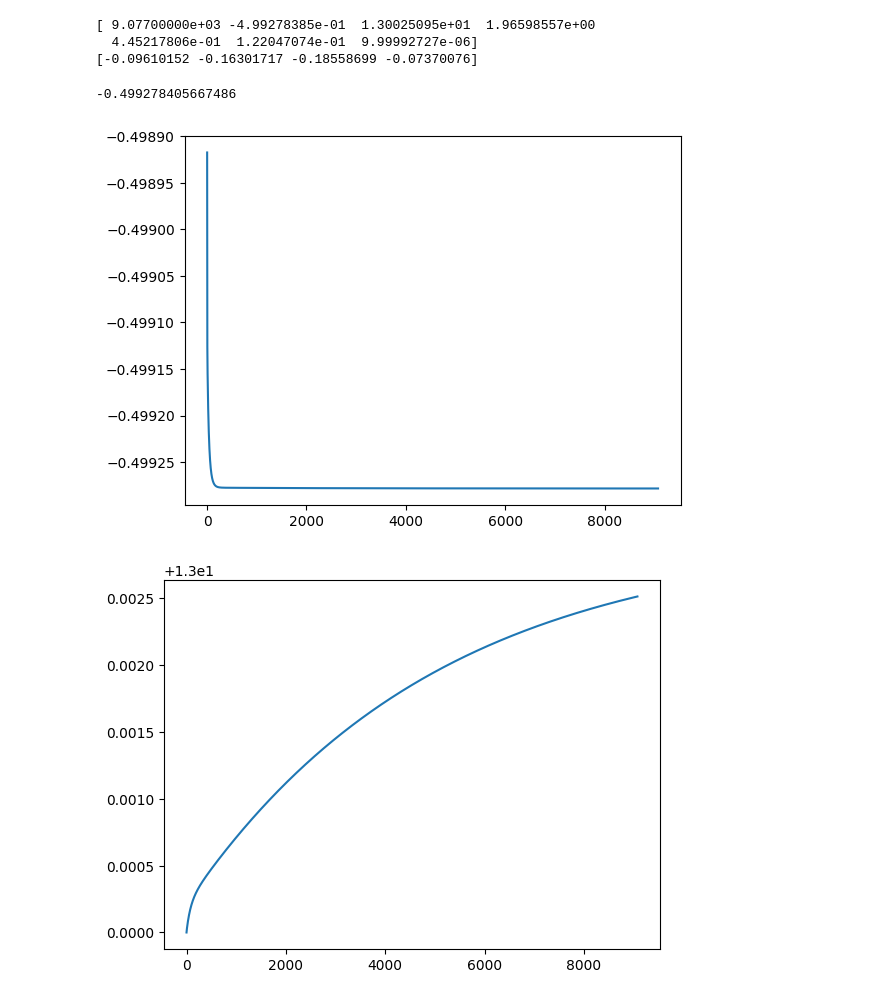
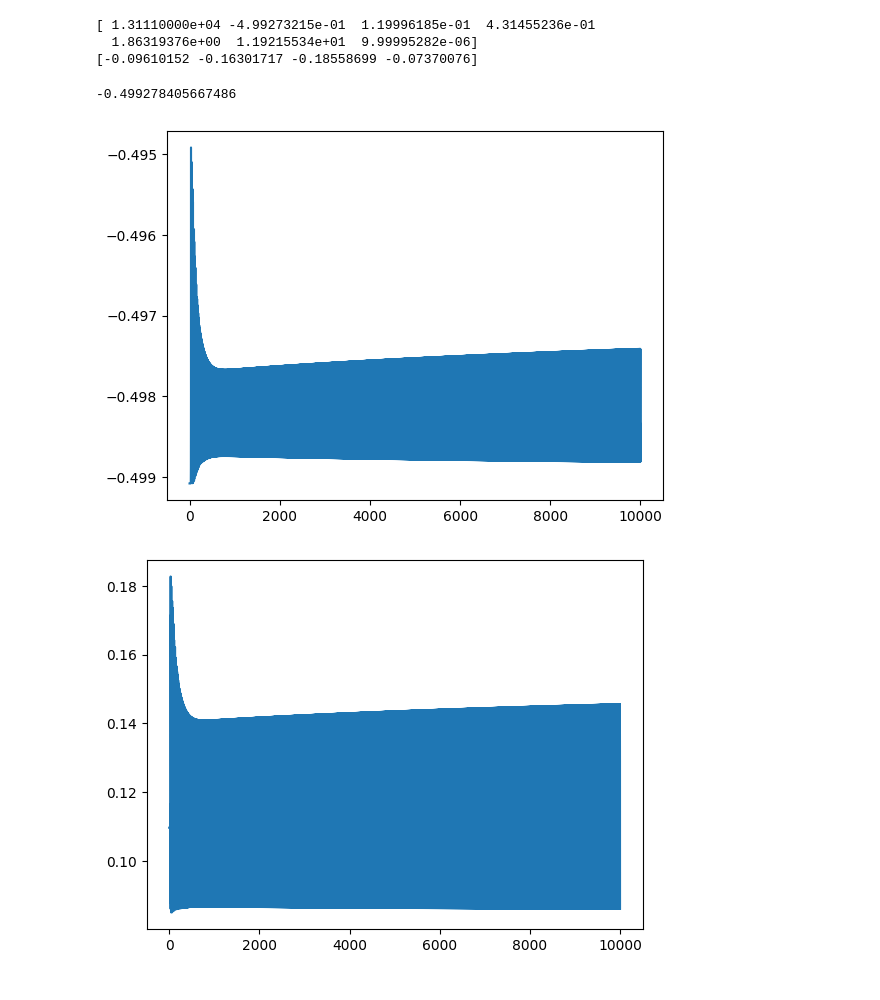
Before and after one commit to Blu3P34/Computational-Physics, a Jupyter notebook: Approximation for Hydrogen atom/Hydrogen.ipynb, the cells around one changed output. Drawn from its saved outputs; the diff is of its cells as text; code cells hidden in the pictures.

```diff
--- a/Approximation for Hydrogen atom/Hydrogen.ipynb
+++ b/Approximation for Hydrogen atom/Hydrogen.ipynb
@@ -116,10 +132,26 @@ def gradient_descent2(a0,a1,step_size,limit) :
         data = np.append(data,[[i],[Hydrogen2(a0,a1,0)],[a0],[a1],[np.linalg.norm(gradient)]], axis = 1)
     return data
 
-test1 = gradient_descent2(0.178,1.1,0.01,16000)
+def momentum_gd2(a0,a1,step_size,limit) :
+    gradient = np.array([[Hydrogen2(a0+step_size,a1,0) - Hydrogen2(a0,a1,0)], [Hydrogen2(a0,a1+step_size,0) - Hydrogen2(a0,a1,0)]])/step_size
+    v = np.zeros((2,1))
+    i = 0
+    data = np.array([[i],[Hydrogen2(a0,a1,0)],[a0],[a1],[np.linalg.norm(gradient)]])
+    while i < limit and np.linalg.norm(gradient) > 0.0001:
+        v = step_size*gradient + 0.9*v
+        a0 = a0 - v[0,0]
+        a1 = a1 - v[1,0]
+        i += 1
+        gradient = np.array([[Hydrogen2(a0+step_size,a1,0) - Hydrogen2(a0,a1,0)], [Hydrogen2(a0,a1+step_size,0) - Hydrogen2(a0,a1,0)]])/step_size
+        data = np.append(data,[[i],[Hydrogen2(a0,a1,0)],[a0],[a1],[np.linalg.norm(gradient)]], axis = 1)
+    return data
+
+test1 = gradient_descent2(0.1,5,0.01,10000)
+test2 = momentum_gd2(0.1,5,0.01,10000)
 for ele in range(1,5) :
     plt.figure(ele)
-    plt.plot(test1[0,:],test1[ele,:])
+    plt.plot(test2[0,:],test2[ele,:])
 
 print(test1[:,-1])
+print(test2[:,-1])
 # %% [output]
@@ -132,28 +166,47 @@ print(test1[:,-1])
 # %%
 def gradient_descent4(a0,a1,a2,a3,step_size,limit) :
     gradient = np.array([[Hydrogen4(a0+0.00001,a1,a2,a3,0) - Hydrogen4(a0,a1,a2,a3,0)], [Hydrogen4(a0,a1+0.00001,a2,a3,0) - Hydrogen4(a0,a1,a2,a3,0)], [Hydrogen4(a0,a1,a2+0.00001,a3,0) - Hydrogen4(a0,a1,a2,a3,0)], [Hydrogen4(a0,a1,a2,a3+0.00001,0) - Hydrogen4(a0,a1,a2,a3,0)]])/0.00001
     i = 0
     data = np.array([[i],[Hydrogen4(a0,a1,a2,a3,0)],[a0],[a1],[a2],[a3],[np.linalg.norm(gradient)]])
     while i < limit and np.linalg.norm(gradient) > 0.00001:
         a0 = a0 - step_size*gradient[0,0]
         a1 = a1 - step_size*gradient[1,0]
         a2 = a2 - step_size*gradient[2,0]
         a3 = a3 - step_size*gradient[3,0]
         i += 1
         gradient = np.array([[Hydrogen4(a0+0.00001,a1,a2,a3,0) - Hydrogen4(a0,a1,a2,a3,0)], [Hydrogen4(a0,a1+0.00001,a2,a3,0) - Hydrogen4(a0,a1,a2,a3,0)], [Hydrogen4(a0,a1,a2+0.00001,a3,0) - Hydrogen4(a0,a1,a2,a3,0)], [Hydrogen4(a0,a1,a2,a3+0.00001,0) - Hydrogen4(a0,a1,a2,a3,0)]])/0.00001
         data = np.append(data,[[i],[Hydrogen4(a0,a1,a2,a3,0)],[a0],[a1],[a2],[a3],[np.linalg.norm(gradient)]], axis = 1)
     return data
-test1 = gradient_descent4(13,2,0.4,0.12,0.1,10000)
 
+def momentum_gd4(a0,a1,a2,a3,step_size,limit) :
+    gradient = np.array([[Hydrogen4(a0+0.00001,a1,a2,a3,0) - Hydrogen4(a0,a1,a2,a3,0)], [Hydrogen4(a0,a1+0.00001,a2,a3,0) - Hydrogen4(a0,a1,a2,a3,0)], [Hydrogen4(a0,a1,a2+0.00001,a3,0) - Hydrogen4(a0,a1,a2,a3,0)], [Hydrogen4(a0,a1,a2,a3+0.00001,0) - Hydrogen4(a0,a1,a2,a3,0)]])/0.00001
+    v = np.zeros((4,1))
+    i = 0
+    data = np.array([[i],[Hydrogen4(a0,a1,a2,a3,0)],[a0],[a1],[a2],[a3],[np.linalg.norm(gradient)]])
+    while i < limit and np.linalg.norm(gradient) > 0.00001:
+        v = step_size*gradient + 0.9*v
+        a0 = a0 - v[0,0]
+        a1 = a1 - v[1,0]
+        a2 = a2 - v[2,0]
+        a3 = a3 - v[3,0]
+        i += 1
+        gradient = np.array([[Hydrogen4(a0+0.00001,a1,a2,a3,0) - Hydrogen4(a0,a1,a2,a3,0)], [Hydrogen4(a0,a1+0.00001,a2,a3,0) - Hydrogen4(a0,a1,a2,a3,0)], [Hydrogen4(a0,a1,a2+0.00001,a3,0) - Hydrogen4(a0,a1,a2,a3,0)], [Hydrogen4(a0,a1,a2,a3+0.00001,0) - Hydrogen4(a0,a1,a2,a3,0)]])/0.00001
+        data = np.append(data,[[i],[Hydrogen4(a0,a1,a2,a3,0)],[a0],[a1],[a2],[a3],[np.linalg.norm(gradient)]], axis = 1)
+    return data
+
+#test1 = gradient_descent4(0.109670672,0.366390847, 1.41877401,7.86625265,1,10000)
+test2 = momentum_gd4(0.109670672,0.366390847, 1.41877401,7.86625265,1,20000)
 for ele in range(1,7) :
     plt.figure(ele)
     plt.plot(test1[0,:],test1[ele,:])
-print(test1[:,-1])
+#print(test1[:,-1])
+print(test2[:,-1])
+
 Hydrogen4(13.00773,1.962079,0.444529, 0.1219492,1)
 # %% [output]
-[ 9.07700000e+03 -4.99278385e-01  1.30025095e+01  1.96598557e+00
-  4.45217806e-01  1.22047074e-01  9.99992727e-06]
+[ 1.31110000e+04 -4.99273215e-01  1.19996185e-01  4.31455236e-01
+  1.86319376e+00  1.19215534e+01  9.99995282e-06]
 [-0.09610152 -0.16301717 -0.18558699 -0.07370076]
 -0.499278405667486
-[figure, old version]
+[figure, new version]
-[figure, old version]
+[figure, new version]
```
Also changed, not shown: parts of 3 cells of this notebook.
